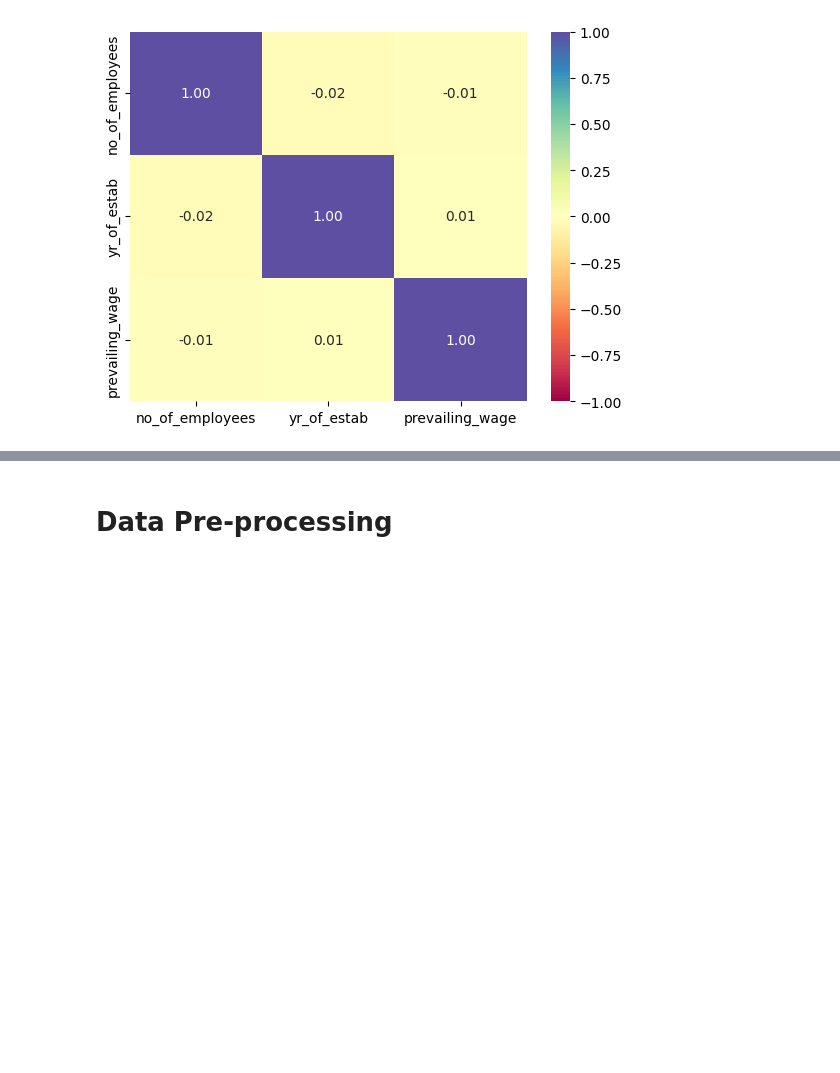
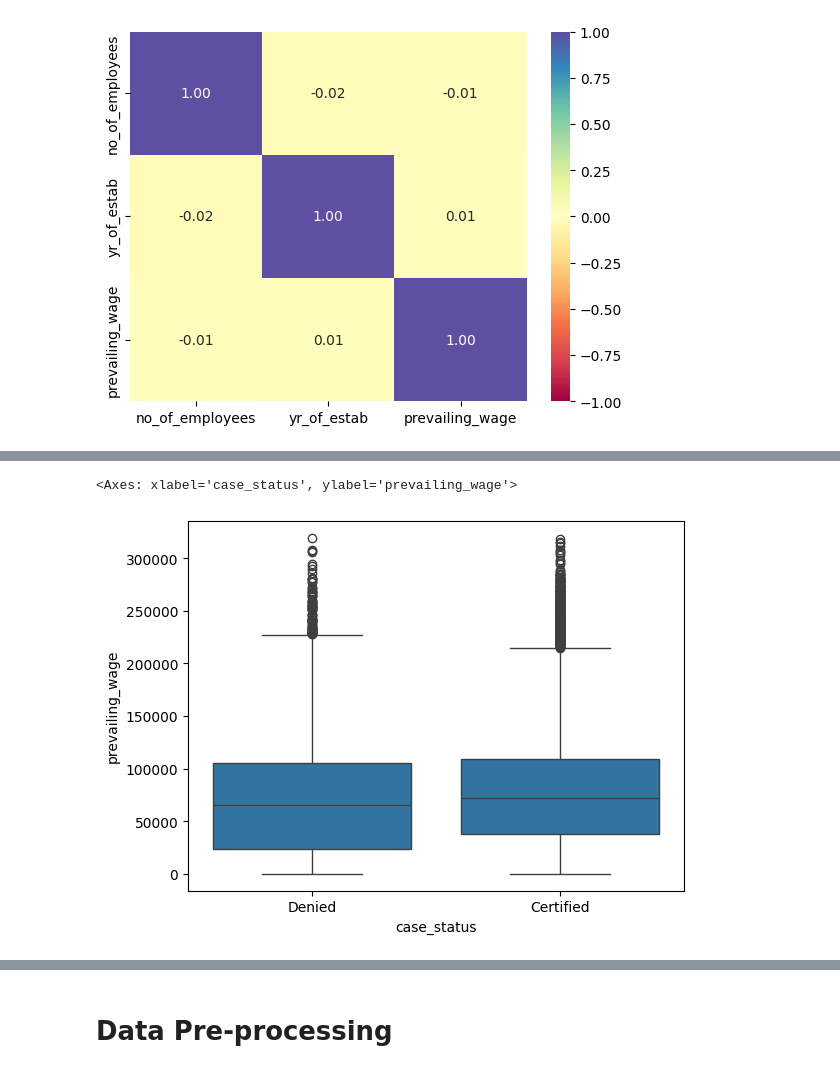
Before and after one commit to samdandy/ai-ml-course-proj-3, a Jupyter notebook: EasyVisa_proj_3.ipynb, the cells around one changed output, grey strips where cells are left out. Cells and saved outputs as stored; diff of their text form; code cells hidden in the pictures; blank space fills up the shorter version.

```diff
--- a/EasyVisa_proj_3.ipynb
+++ b/EasyVisa_proj_3.ipynb
@@ -267,0 +294,7 @@ sns.heatmap(
+# %%
+# How does the prevailing wage affect visa approval? Do higher wages lead to higher chances of approval?
+sns.boxplot(data=visa_data, x="case_status", y="prevailing_wage")
+# Higher wages do not necessarily lead to higher chances of approval.
+# %% [output]
+<Axes: xlabel='case_status', ylabel='prevailing_wage'>
+[figure, added]
```
Also changed, not shown: parts of 12 cells of this notebook.
